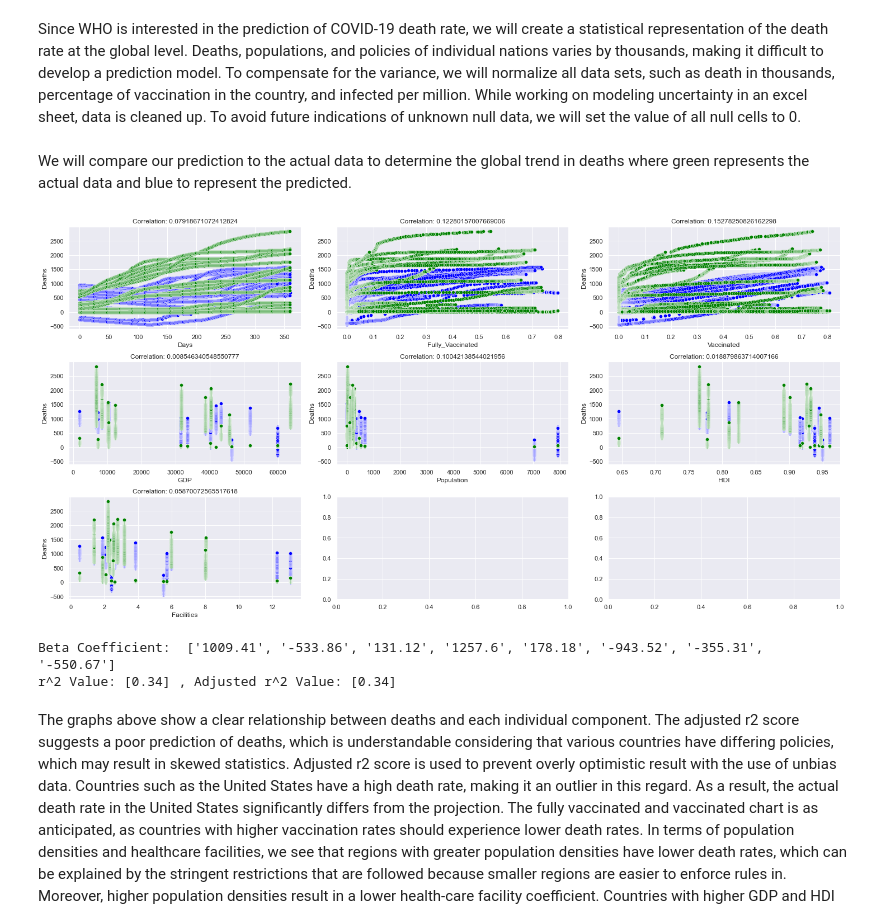
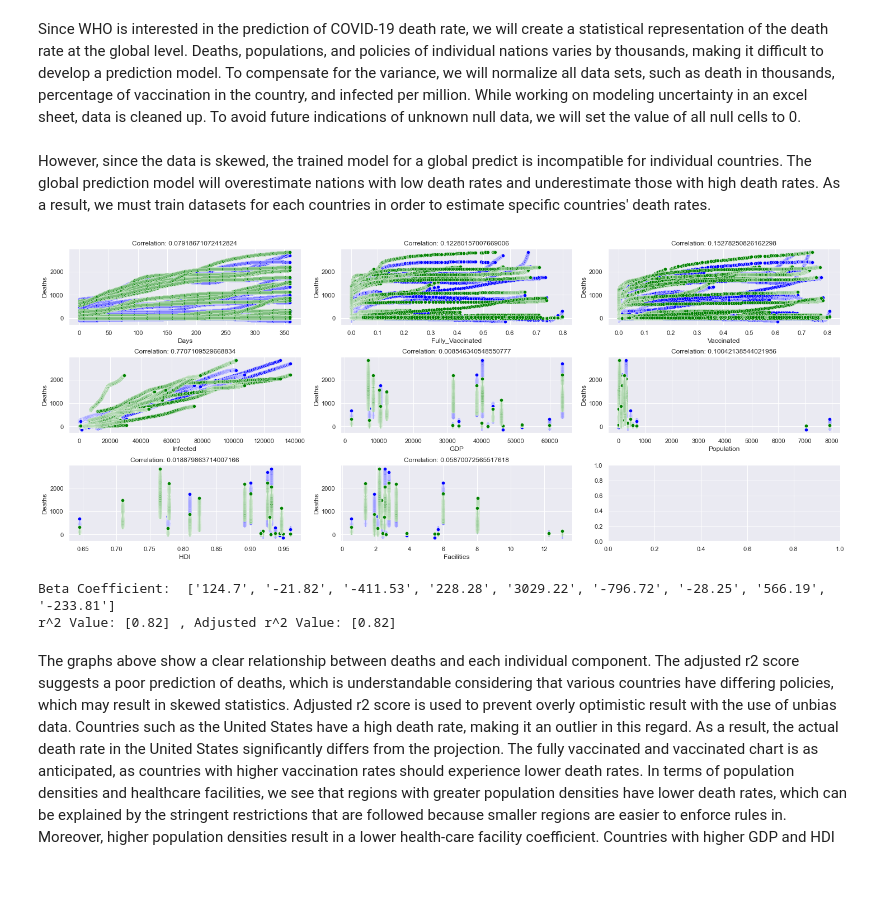
Before and after one commit to SorinoSSK/Term3_DDW_2D, a Jupyter notebook: Task 1 Version 2.ipynb, the cells around one changed output. Drawn from its saved outputs; the diff is of its cells as text; code cells hidden in the pictures; blank space fills up the shorter version.

```diff
--- a/Task 1 Version 2.ipynb
+++ b/Task 1 Version 2.ipynb
@@ -34,7 +34,7 @@ def prepare_y(df_y):
     return df_y.to_numpy()
 
 def predict(df_x, beta):
-    x = prepare_x(normalize_z(df_x))
+    x = prepare_x(df_x)
     return np.matmul(x, beta)
 
 def r2_score(y, ypred):
@@ -70,6 +70,7 @@ xVal = pd.DataFrame(columns=[])
 xVal["Days"] = pd.DataFrame(dataFrame["days"].fillna(0))
 xVal["Fully_Vaccinated"] = pd.DataFrame(dataFrame["fully_vaccination_percentage"].fillna(0))
 xVal["Vaccinated"] = pd.DataFrame(dataFrame["vaccination_percentage"].fillna(0))
+xVal["Infected"] = pd.DataFrame(dataFrame["total_cases_per_million"].fillna(0))
 xVal["GDP"] = pd.DataFrame(dataFrame["gdp_per_capita"].fillna(0))
 xVal["Population"] = pd.DataFrame(dataFrame["population_density"].fillna(0))
 xVal["HDI"] = pd.DataFrame(dataFrame["human_development_index"].fillna(0))
@@ -81,25 +82,25 @@ yAxis = prepare_y(yVal)
 
 iterations, alpha, beta = 10500, 0.05, np.zeros((xAxis.shape[1], 1))
 beta = gradient_descent(xAxis, yAxis, beta, alpha, iterations)
-# %% [markdown]
-We will compare our prediction to the actual data to determine the global trend in deaths where green represents the actual data and blue to represent the predicted.
+# %% [markdown]
+However, since the data is skewed, the trained model for a global predict is incompatible for individual countries. The global prediction model will overestimate nations with low death rates and underestimate those with high death rates. As a result, we must train datasets for each countries in order to estimate specific countries' death rates.
 # %%
-prediction = pd.DataFrame(predict(xVal, beta))
-fig, axs = plt.subplots(math.ceil(len(xVal.columns)/3), 3, figsize=(20, 10), constrained_layout=True)
+prediction = pd.DataFrame(predict(normalize_z(xVal), beta))
+fig, axs = plt.subplots(math.ceil(len(xVal.columns)/3), 3, figsize=(20, 8), constrained_layout=True)
 for index, x in enumerate(xVal.columns):
     sns.set()
     corr = correlation(xVal[x], yVal["total_deaths_per_million"])
     scat0 = sns.scatterplot(x=xVal[x], y=prediction[0], ax=axs[int(index/3), index%3,], color="blue")
     scat1 = sns.scatterplot(x=xVal[x], y=yVal["total_deaths_per_million"], ax=axs[int(index/3), index%3,], color="green")
     scat0.set_title("Correlation: " + str(corr**2))
     scat0.set_ylabel("Deaths")
     scat0.set_xlabel(x)
 plt.show()
 print("Beta Coefficient: ", [", ".join(x) for x in np.round(beta, 2).astype(str)])
 val = r2_score(prepare_y(yVal), prediction).values
 print("r^2 Value:", np.round(val, 2), ", Adjusted r^2 Value:", np.round(1-((1-val)*(xVal.shape[0]-1)/(xVal.shape[0]-1-xVal.shape[1])), 2))
 # %% [output]
-[figure, old version]
+[figure, new version]
-Beta Coefficient:  ['1009.41', '-533.86', '131.12', '1257.6', '178.18', '-943.52', '-355.31', '-550.67']
-r^2 Value: [0.34] , Adjusted r^2 Value: [0.34]
+Beta Coefficient:  ['124.7', '-21.82', '-411.53', '228.28', '3029.22', '-796.72', '-28.25', '566.19', '-233.81']
+r^2 Value: [0.82] , Adjusted r^2 Value: [0.82]
 # %% [markdown]
```
Also changed, not shown: parts of 4 cells of this notebook, 4 other files.
